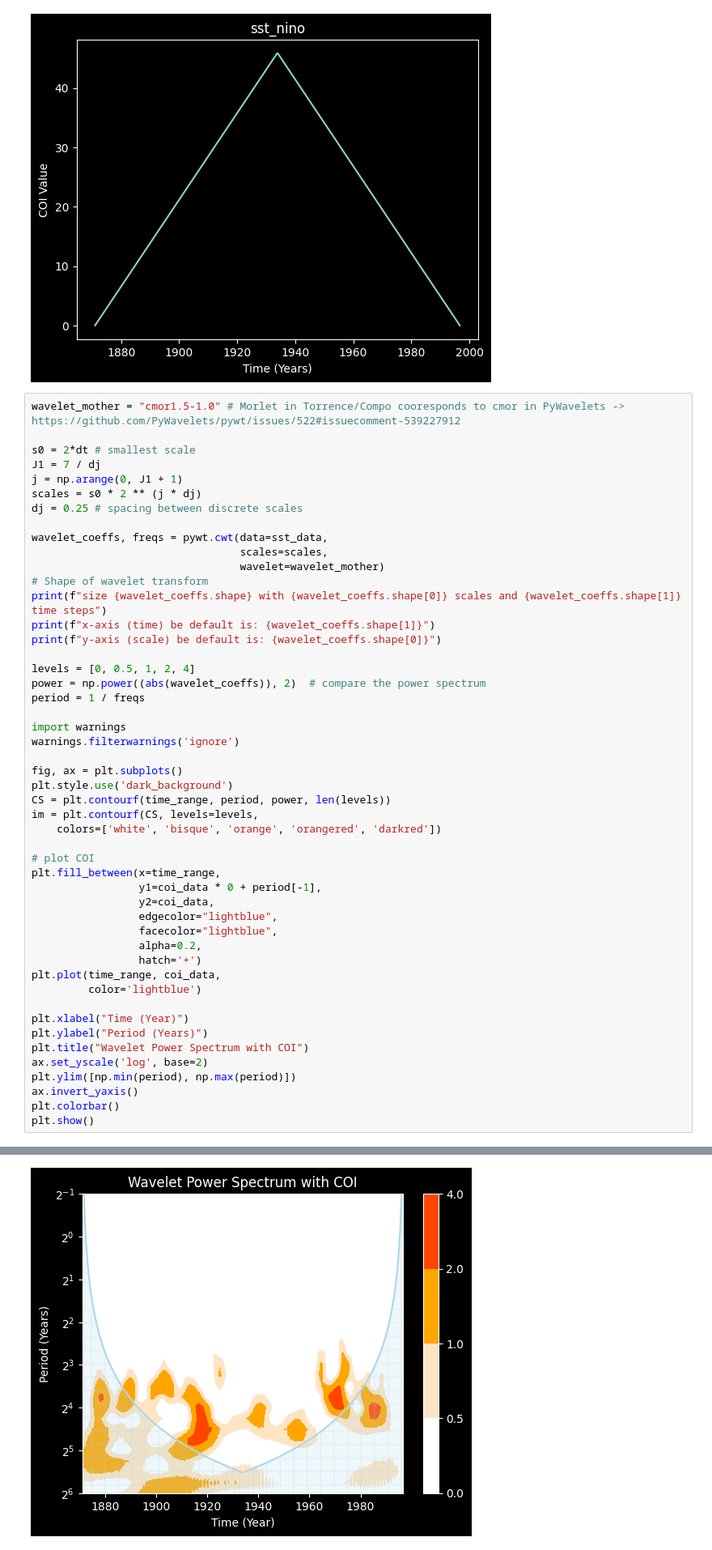
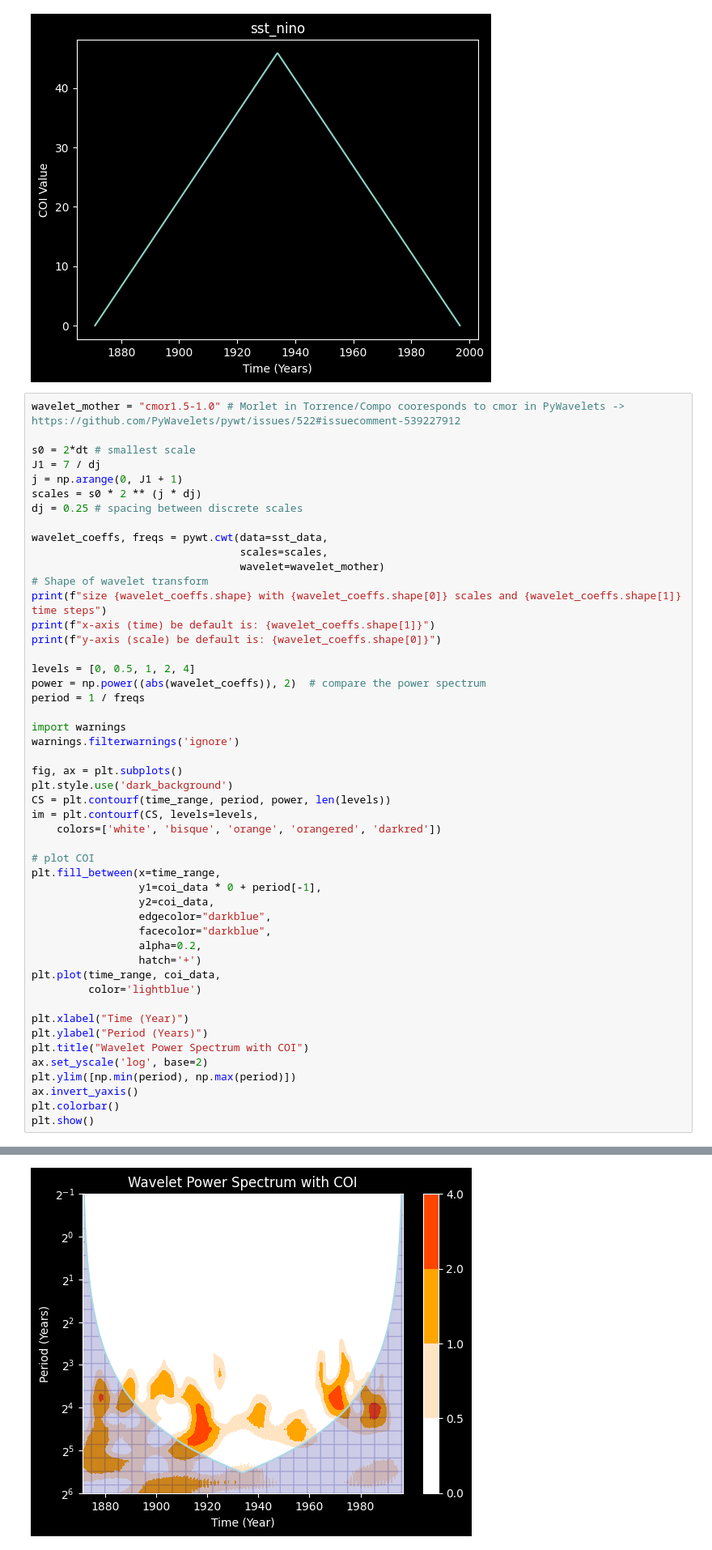
Before and after one commit to cyschneck/wavelet-tutorial, a Jupyter notebook: wavelet_nino.ipynb, the cells around one changed output, grey strips where cells are left out. Shown: that part at 81% size. Drawn from its saved outputs; the diff is of its cells as text.

```diff
--- a/wavelet_nino.ipynb
+++ b/wavelet_nino.ipynb
@@ -346,36 +246,36 @@ period = 1 / freqs
 import warnings
 warnings.filterwarnings('ignore')
 
 fig, ax = plt.subplots()
 plt.style.use('dark_background')
 CS = plt.contourf(time_range, period, power, len(levels))
 im = plt.contourf(CS, levels=levels,
     colors=['white', 'bisque', 'orange', 'orangered', 'darkred'])
 
 # plot COI
 plt.fill_between(x=time_range,
                  y1=coi_data * 0 + period[-1],
                  y2=coi_data,
-                 edgecolor="lightblue",
-                 facecolor="lightblue",
+                 edgecolor="darkblue",
+                 facecolor="darkblue",
                  alpha=0.2,
                  hatch='+')
 plt.plot(time_range, coi_data,
          color='lightblue')
 
 plt.xlabel("Time (Year)")
 plt.ylabel("Period (Years)")
 plt.title("Wavelet Power Spectrum with COI")
 ax.set_yscale('log', base=2)
 plt.ylim([np.min(period), np.max(period)])
 ax.invert_yaxis()
 plt.colorbar()
 plt.show()
 # %% [output]
 size (29, 504) with 29 scales and 504 time steps
 x-axis (time) be default is: 504
 y-axis (scale) be default is: 29
-[figure, old version]
+[figure, new version]
 # %% [markdown]
 ## Significance Levels
 
```
Also changed, not shown: parts of 8 cells of this notebook.
